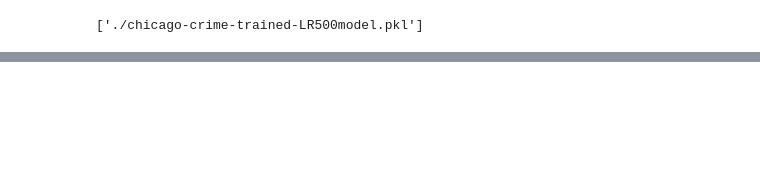
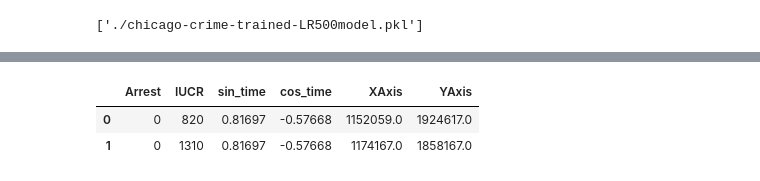
Before and after one commit to divyatv/MachineLearning_ChicagoCrime, a Jupyter notebook: LogisticRegression/Logistic_Regression_Model_DTV.ipynb, the cells around one changed output, grey strips where cells are left out. Saved outputs shown, nothing was run; the diff lists cells and outputs as text; code cells hidden in the pictures; blank space fills up the shorter version.

```diff
--- a/LogisticRegression/Logistic_Regression_Model_DTV.ipynb
+++ b/LogisticRegression/Logistic_Regression_Model_DTV.ipynb
@@ -233,0 +260,6 @@ Newdf.head(10)
+# %%
+df_cleaned.head(2)
+# %% [output]
+|  | Arrest | IUCR | sin_time | cos_time | XAxis | YAxis |
+| 0 | 0 | 820 | 0.81697 | -0.57668 | 1152059.0 | 1924617.0 |
+| 1 | 0 | 1310 | 0.81697 | -0.57668 | 1174167.0 | 1858167.0 |
```
Also changed, not shown: parts of 10 cells of this notebook.
